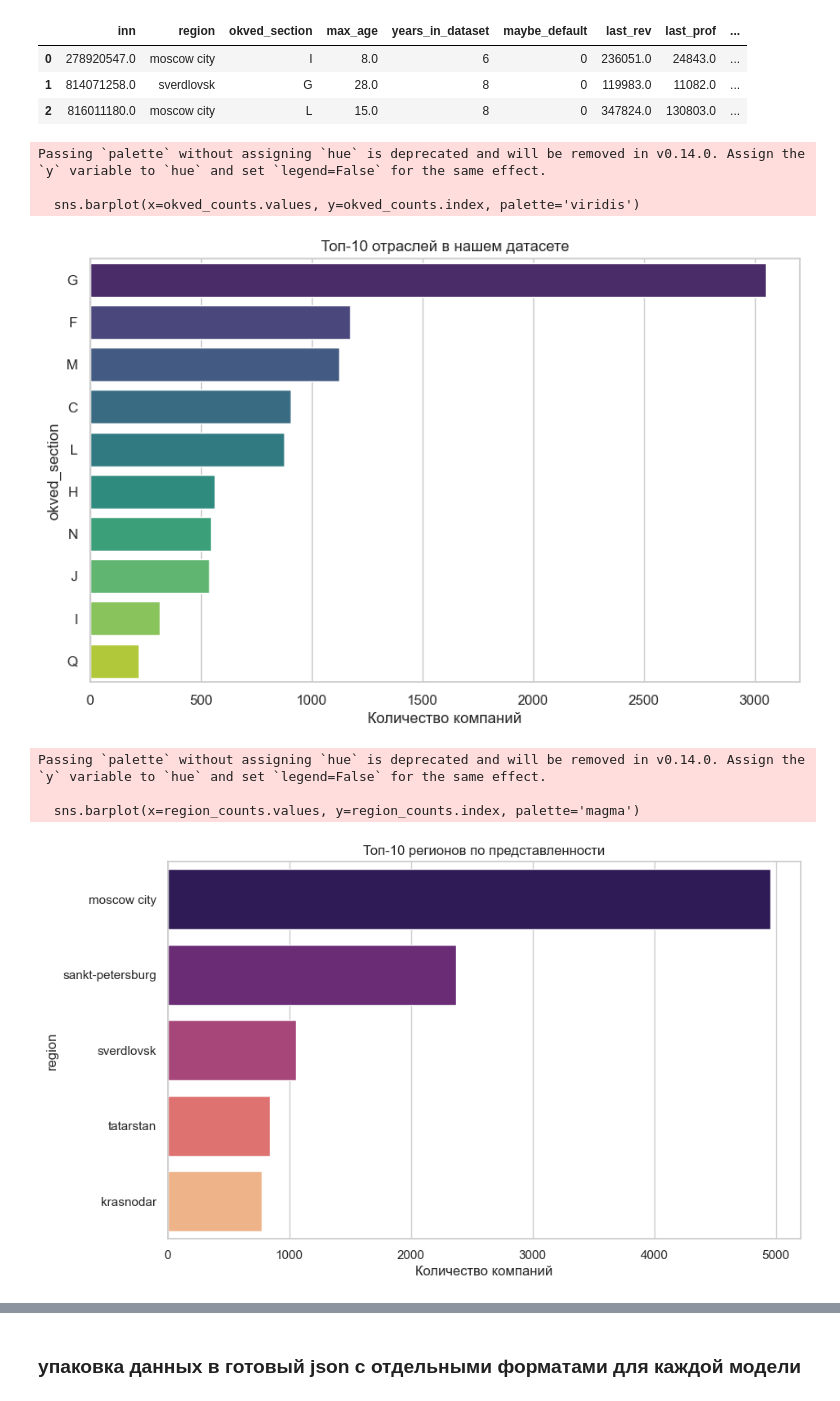
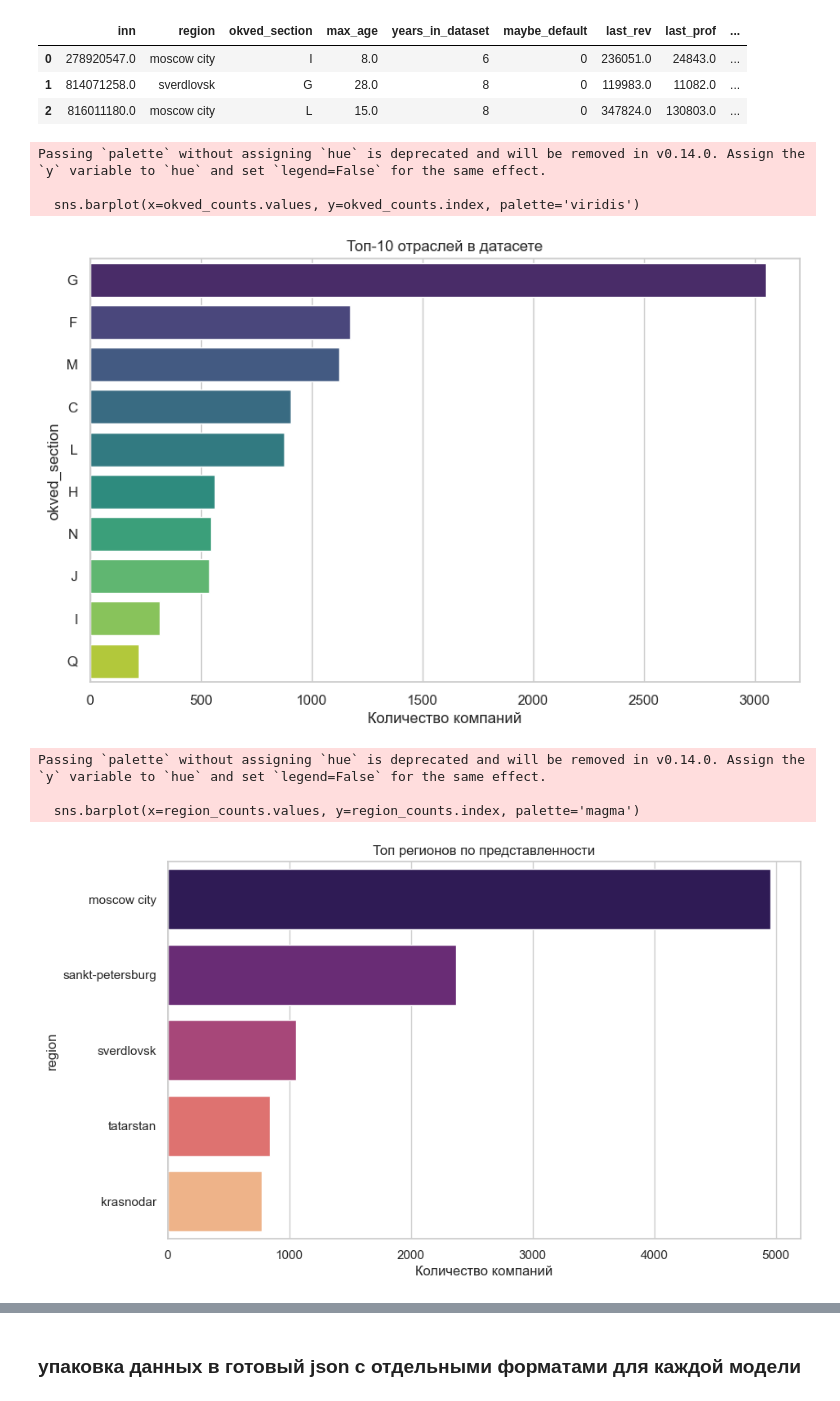
Before and after one commit to maomaoshka/course_work_3-llm_default_graph, a Jupyter notebook: clean.ipynb, the cells around one changed output, grey strips where cells are left out. Cells and saved outputs as stored; diff of their text form; code cells hidden in the pictures.

```diff
--- a/clean.ipynb
+++ b/clean.ipynb
@@ -177,26 +186,0 @@ display(final_df.head(3))
-# %%
-# Настраиваем стиль
-sns.set_theme(style="whitegrid")
-
-# 1. ТОП-10 отраслей (ОКВЭД)
-plt.figure(figsize=(10, 6))
-okved_counts = final_df['okved_section'].value_counts().head(10)
-sns.barplot(x=okved_counts.values, y=okved_counts.index, palette='viridis')
-plt.title('Топ-10 отраслей в нашем датасете')
-plt.xlabel('Количество компаний')
-plt.show()
-
-# 2. ТОП-10 регионов
-plt.figure(figsize=(10, 6))
-region_counts = final_df['region'].value_counts().head(10)
-sns.barplot(x=region_counts.values, y=region_counts.index, palette='magma')
-plt.title('Топ-10 регионов по представленности')
-plt.xlabel('Количество компаний')
-plt.show()
-
-# 3. Распределение возраста (гистограмма)
-plt.figure(figsize=(8, 5))
-sns.histplot(final_df['max_age'], bins=30, kde=True, color='blue')
-plt.title('Распределение возраста компаний')
-plt.xlabel('Возраст (лет)')
-plt.show()
@@ -317,37 +296,37 @@ display(final_df.head(3))
 # %%
 # Настраиваем стиль
 sns.set_theme(style="whitegrid")
 
 # 1. ТОП-10 отраслей (ОКВЭД)
 plt.figure(figsize=(10, 6))
 okved_counts = final_df['okved_section'].value_counts().head(10)
 sns.barplot(x=okved_counts.values, y=okved_counts.index, palette='viridis')
-plt.title('Топ-10 отраслей в нашем датасете')
+plt.title('Топ-10 отраслей в датасете')
 plt.xlabel('Количество компаний')
 plt.show()
 
 # 2. ТОП-10 регионов
 plt.figure(figsize=(10, 6))
 region_counts = final_df['region'].value_counts().head(10)
 sns.barplot(x=region_counts.values, y=region_counts.index, palette='magma')
-plt.title('Топ-10 регионов по представленности')
+plt.title('Топ регионов по представленности')
 plt.xlabel('Количество компаний')
 plt.show()
 
 # 3. Распределение возраста (гистограмма)
 plt.figure(figsize=(8, 5))
 sns.histplot(final_df['max_age'], bins=30, kde=True, color='blue')
 plt.title('Распределение возраста компаний')
 plt.xlabel('Возраст (лет)')
 plt.show()
 # %% [output]
 Passing `palette` without assigning `hue` is deprecated and will be removed in v0.14.0. Assign the `y` variable to `hue` and set `legend=False` for the same effect.
 
   sns.barplot(x=okved_counts.values, y=okved_counts.index, palette='viridis')
-[figure, old version]
+[figure, new version]
 Passing `palette` without assigning `hue` is deprecated and will be removed in v0.14.0. Assign the `y` variable to `hue` and set `legend=False` for the same effect.
 
   sns.barplot(x=region_counts.values, y=region_counts.index, palette='magma')
-[figure, old version]
+[figure, new version]
 [figure]
 # %% [markdown]
```
Also changed, not shown: parts of 57 cells of this notebook.
